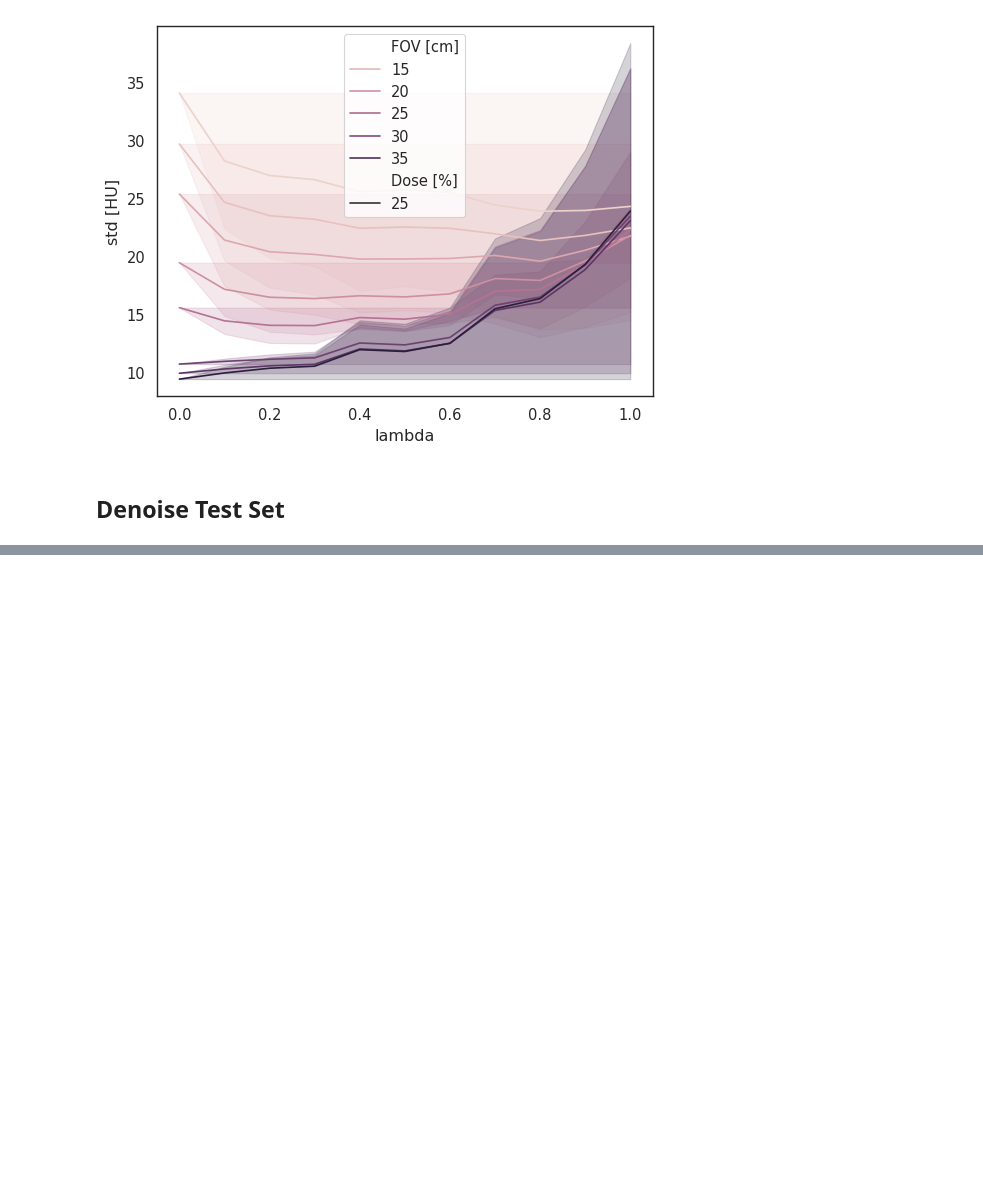
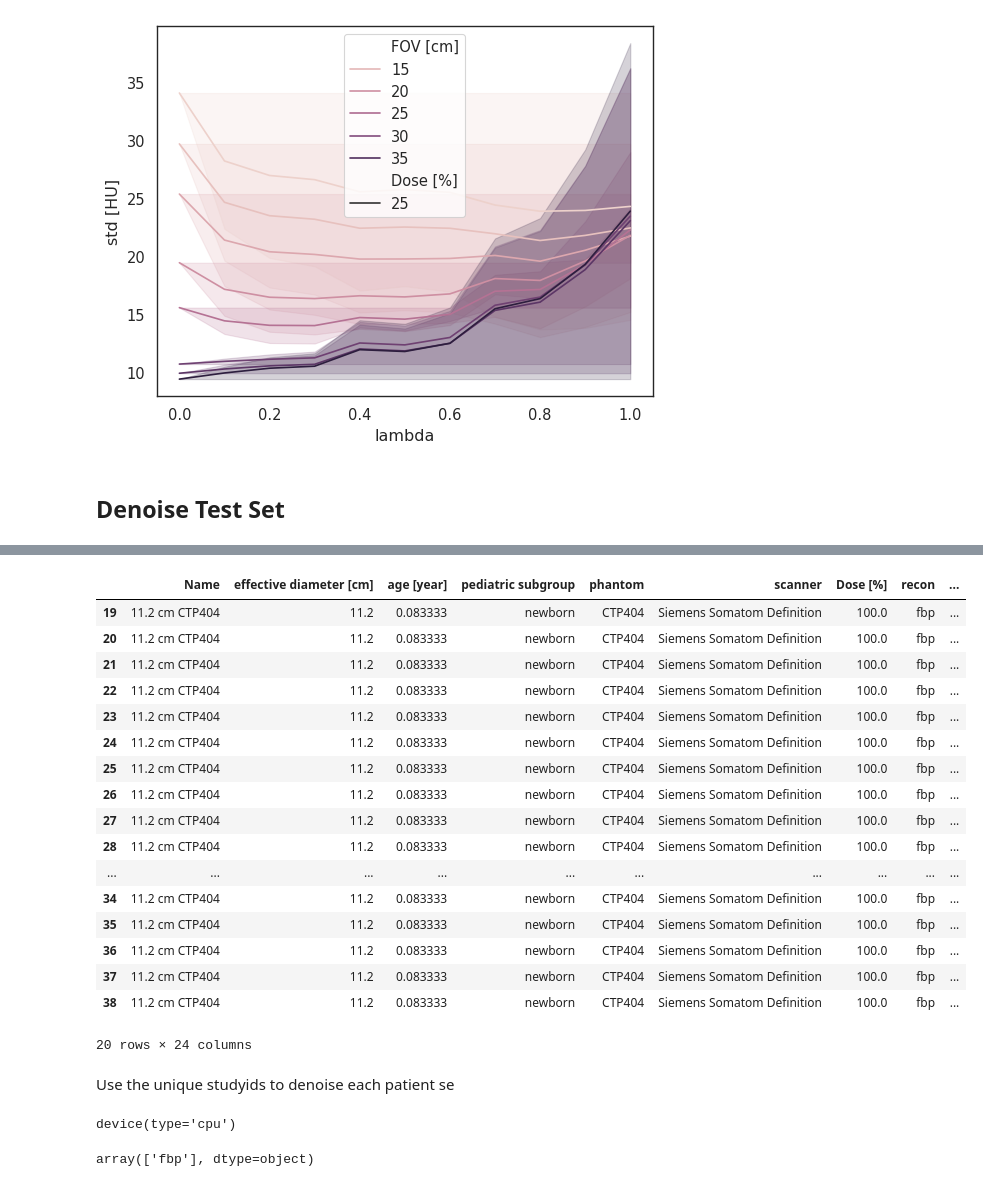
Before and after one commit to brandonjnelsonFDA/pediatric-CT-noise-texture-augmentation, a Jupyter notebook: notebooks/01_train_denoiser_with_augmentation.ipynb, the cells around one changed output, grey strips where cells are left out. Saved outputs shown, nothing was run; the diff lists cells and outputs as text; code cells hidden in the pictures; blank space fills up the shorter version.

```diff
--- a/notebooks/01_train_denoiser_with_augmentation.ipynb
+++ b/notebooks/01_train_denoiser_with_augmentation.ipynb
@@ -435,0 +460,29 @@ denoising ../data/pediatricIQphantoms/uniform/diameter_112mm/dose_025/fbp/112mm_
+# %%
+meta[meta.studyid==3]
+# %% [output]
+|  | Name | effective diameter [cm] | age [year] | pediatric subgroup | phantom | scanner | Dose [%] | recon | ... |
+| 19 | 11.2 cm CTP404 | 11.2 | 0.083333 | newborn | CTP404 | Siemens Somatom Definition | 100.0 | fbp | ... |
+| 20 | 11.2 cm CTP404 | 11.2 | 0.083333 | newborn | CTP404 | Siemens Somatom Definition | 100.0 | fbp | ... |
+| 21 | 11.2 cm CTP404 | 11.2 | 0.083333 | newborn | CTP404 | Siemens Somatom Definition | 100.0 | fbp | ... |
+| 22 | 11.2 cm CTP404 | 11.2 | 0.083333 | newborn | CTP404 | Siemens Somatom Definition | 100.0 | fbp | ... |
+| 23 | 11.2 cm CTP404 | 11.2 | 0.083333 | newborn | CTP404 | Siemens Somatom Definition | 100.0 | fbp | ... |
+| 24 | 11.2 cm CTP404 | 11.2 | 0.083333 | newborn | CTP404 | Siemens Somatom Definition | 100.0 | fbp | ... |
+| 25 | 11.2 cm CTP404 | 11.2 | 0.083333 | newborn | CTP404 | Siemens Somatom Definition | 100.0 | fbp | ... |
+| 26 | 11.2 cm CTP404 | 11.2 | 0.083333 | newborn | CTP404 | Siemens Somatom Definition | 100.0 | fbp | ... |
+| 27 | 11.2 cm CTP404 | 11.2 | 0.083333 | newborn | CTP404 | Siemens Somatom Definition | 100.0 | fbp | ... |
+| 28 | 11.2 cm CTP404 | 11.2 | 0.083333 | newborn | CTP404 | Siemens Somatom Definition | 100.0 | fbp | ... |
+| ... | ... | ... | ... | ... | ... | ... | ... | ... | ... |
+| 34 | 11.2 cm CTP404 | 11.2 | 0.083333 | newborn | CTP404 | Siemens Somatom Definition | 100.0 | fbp | ... |
+| 35 | 11.2 cm CTP404 | 11.2 | 0.083333 | newborn | CTP404 | Siemens Somatom Definition | 100.0 | fbp | ... |
+| 36 | 11.2 cm CTP404 | 11.2 | 0.083333 | newborn | CTP404 | Siemens Somatom Definition | 100.0 | fbp | ... |
+| 37 | 11.2 cm CTP404 | 11.2 | 0.083333 | newborn | CTP404 | Siemens Somatom Definition | 100.0 | fbp | ... |
+| 38 | 11.2 cm CTP404 | 11.2 | 0.083333 | newborn | CTP404 | Siemens Somatom Definition | 100.0 | fbp | ... |
+20 rows × 24 columns
+# %% [markdown]
+Use the unique studyids to denoise each patient se
+# %%
+cnn_denoiser = load_model('models/lambda000')
+dev = torch.device("cuda") if torch.cuda.is_available() else torch.device("cpu")
+dev
+# %% [output]
+device(type='cpu')
@@ -435,0 +525,4 @@ denoising ../data/pediatricIQphantoms/uniform/diameter_112mm/dose_025/fbp/112mm_
+# %%
+meta.recon.unique()
+# %% [output]
+array(['fbp'], dtype=object)
```
Also changed, not shown: parts of 33 cells of this notebook, 9 other files.
